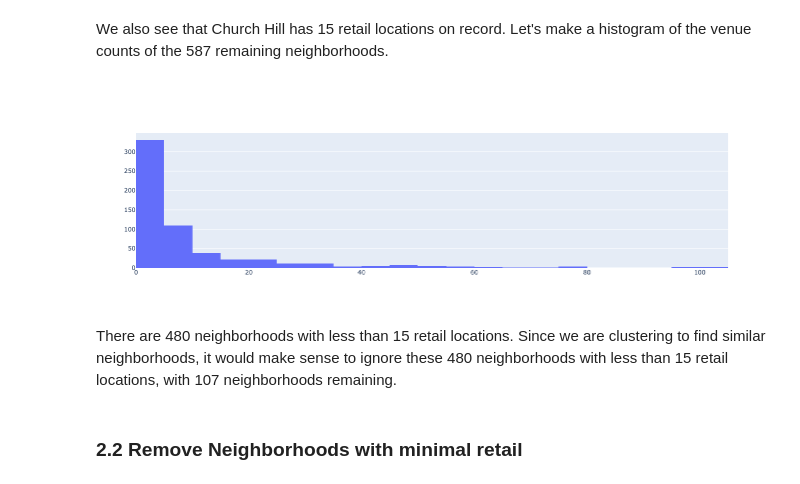
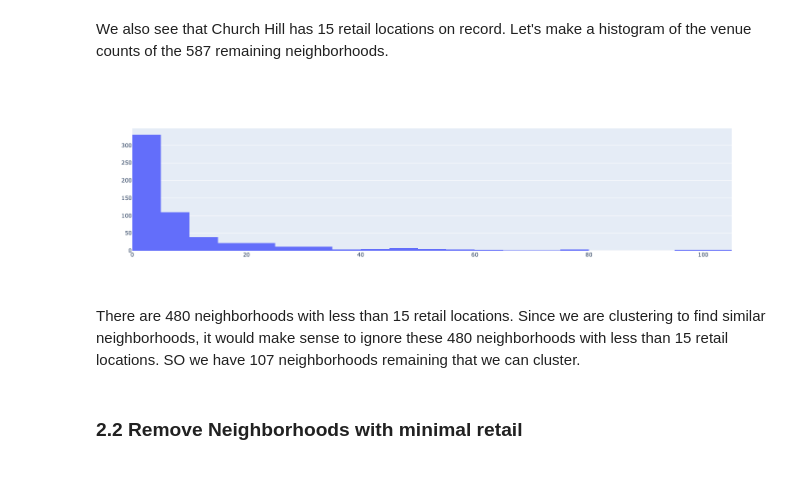
Before and after one commit to mphill82/Coursera_Capstone, a Jupyter notebook: Retail_Inference_notebook.ipynb, the cells around one changed output. Cells and saved outputs as stored; diff of their text form; code cells hidden in the pictures.

```diff
--- a/Retail_Inference_notebook.ipynb
+++ b/Retail_Inference_notebook.ipynb
@@ -379,6 +379,6 @@ This removed 8 retail venues whose category was Neighborhood.
 # %%
 #Make a column venue count which counts the number of venues in each neighborhood
 neigh_df = venues_df.groupby(['Neighborhood','City','State','Neighborhood Latitude','Neighborhood Longitude'],as_index=False)['Venue'].count()
-neigh_df.columns = ['Neighborhood','City','State','Neighborhood Latitude','Neighborhood Longitude','Venue Count']
+neigh_df.columns = ['Neighborhood','City','State','Neighborhood Latitude','Neighborhood Longitude','Neighborhood Venue Count']
 neigh_df
 # %% [output]
@@ -406,15 +406,15 @@ neigh_df.loc[neigh_df.Neighborhood=='Church Hill']
 We also see that Church Hill has 15 retail locations on record.  Let's make a histogram of the venue counts of the 587 remaining neighborhoods.
 # %%
 fig = go.Figure()
-fig.add_trace(go.Histogram(x=neigh_df['Venue Count'],xbins=dict( #
+fig.add_trace(go.Histogram(x=neigh_df['Neighborhood Venue Count'],xbins=dict( #
         start=0,
         end=105,
         size=5)))
 fig.show()
 # %% [output]
-[figure, old version]
+[figure, new version]
 # %% [markdown]
-There are 480 neighborhoods with less than 15 retail locations.  Since we are clustering to find similar neighborhoods, it would make sense to ignore these 480 neighborhoods with less than 15 retail locations, with 107 neighborhoods remaining.
+There are 480 neighborhoods with less than 15 retail locations.  Since we are clustering to find similar neighborhoods, it would make sense to ignore these 480 neighborhoods with less than 15 retail locations.  SO we have 107 neighborhoods remaining that we can cluster.
 # %% [markdown]
 ### 2.2 Remove Neighborhoods with minimal retail
 # %%
```
Also changed, not shown: parts of 27 cells of this notebook.
